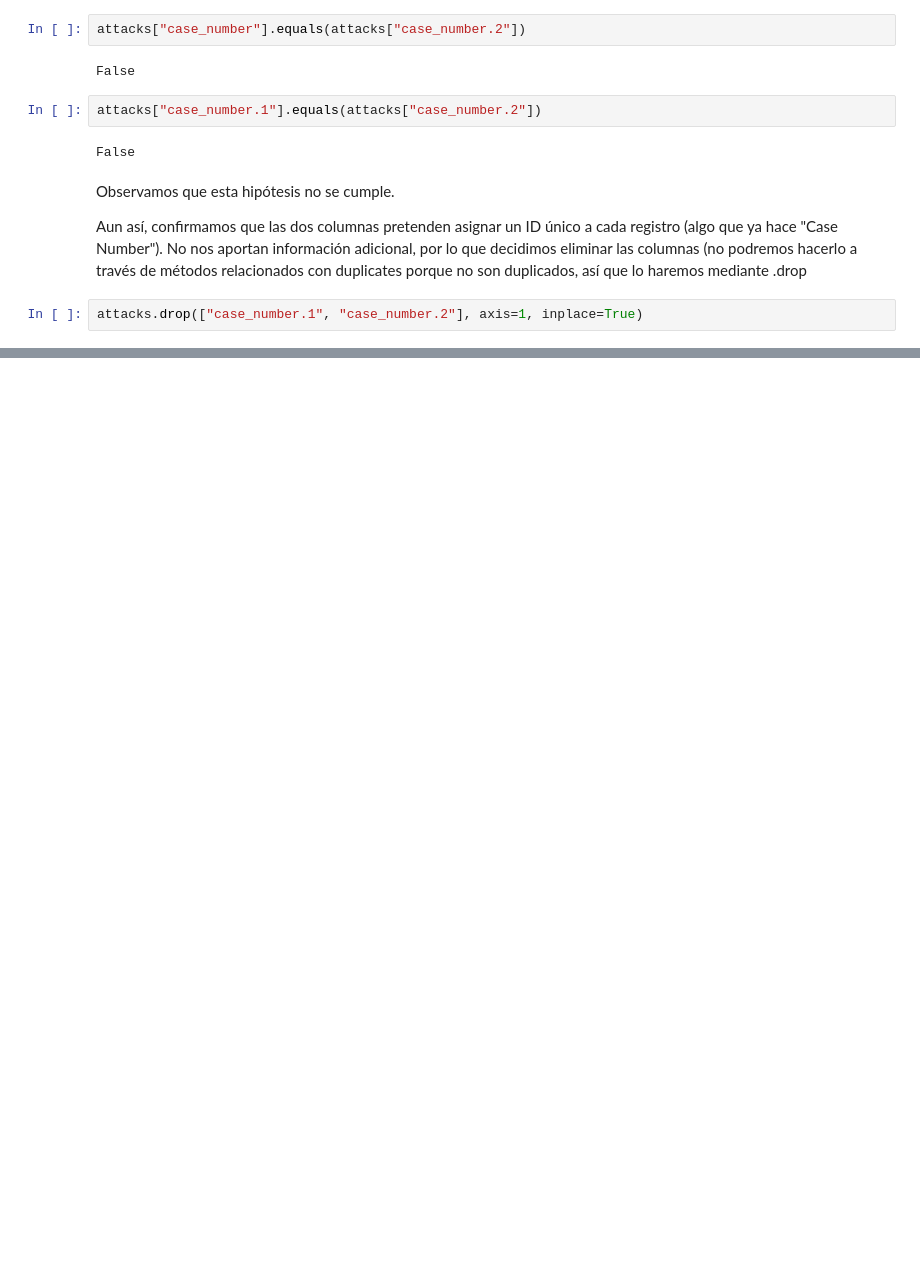
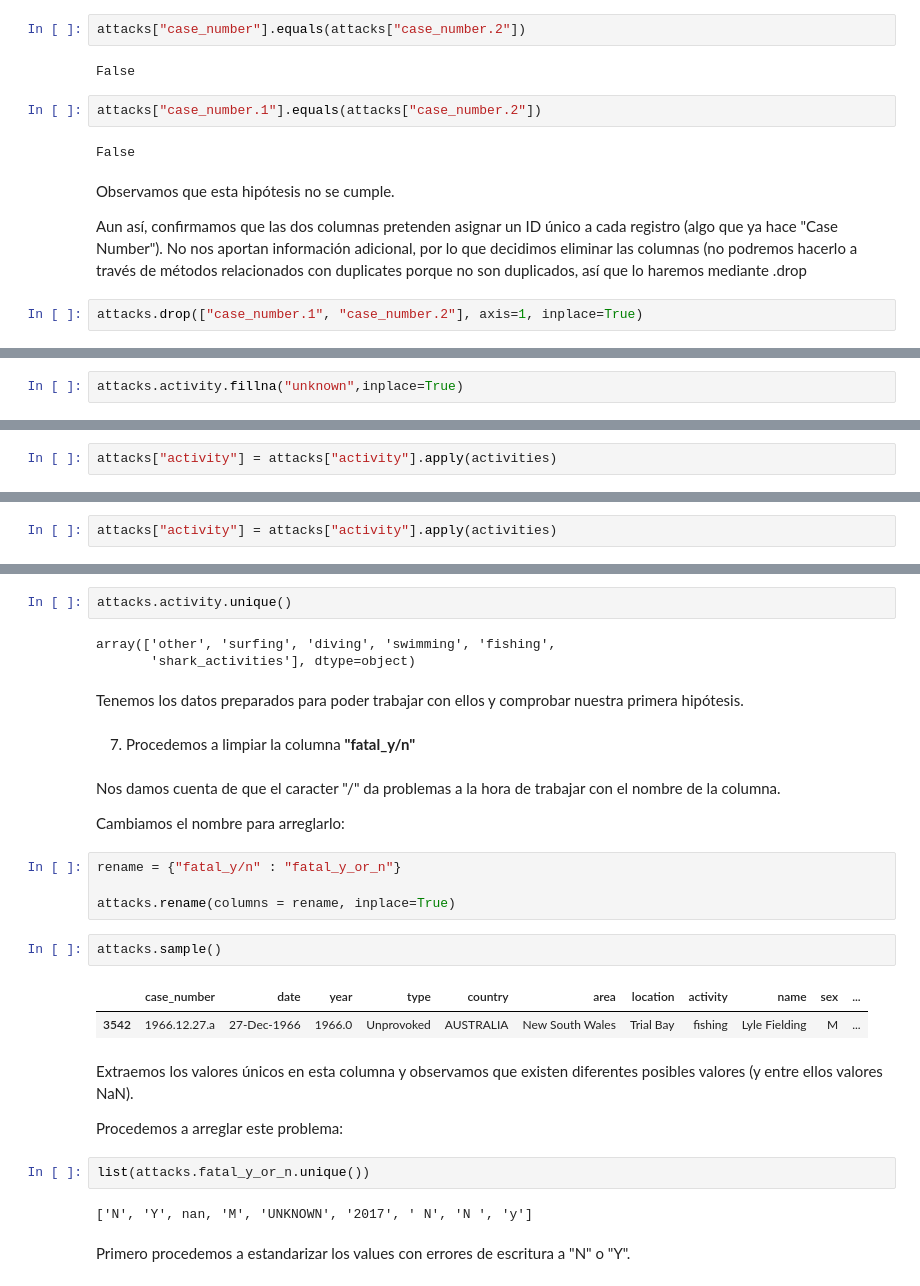
Before and after one commit to mariozapatero/Pandas-Project---Mario-Zapatero-Acal, a Jupyter notebook: Limpieza.ipynb, the cells around one changed output, grey strips where cells are left out. Cells and saved outputs as stored; diff of their text form; blank space fills up the shorter version.

```diff
--- a/Limpieza.ipynb
+++ b/Limpieza.ipynb
@@ -132,0 +165,2 @@ attacks.to_csv("data/attacks.csv")
+# %%
+attacks.activity.fillna("unknown",inplace=True)
@@ -132,0 +271,2 @@ attacks.to_csv("data/attacks.csv")
+# %%
+attacks["activity"] = attacks["activity"].apply(activities)
@@ -132,0 +363,2 @@ attacks.to_csv("data/attacks.csv")
+# %%
+attacks["activity"] = attacks["activity"].apply(activities)
@@ -132,0 +371,32 @@ attacks.to_csv("data/attacks.csv")
+# %%
+attacks.activity.unique()
+# %% [output]
+array(['other', 'surfing', 'diving', 'swimming', 'fishing',
+       'shark_activities'], dtype=object)
+# %% [markdown]
+Tenemos los datos preparados para poder trabajar con ellos y comprobar nuestra primera hipótesis.
+# %% [markdown]
+   7. Procedemos a limpiar la columna **"fatal_y/n"**
+# %% [markdown]
+Nos damos cuenta de que el caracter "/" da problemas a la hora de trabajar con el nombre de la columna.
+
+Cambiamos el nombre para arreglarlo:
+# %%
+rename = {"fatal_y/n" : "fatal_y_or_n"}
+
+attacks.rename(columns = rename, inplace=True)
+# %%
+attacks.sample()
+# %% [output]
+|  | case_number | date | year | type | country | area | location | activity | name | sex | ... |
+| 3542 | 1966.12.27.a | 27-Dec-1966 | 1966.0 | Unprovoked | AUSTRALIA | New South Wales | Trial Bay | fishing | Lyle Fielding | M | ... |
+# %% [markdown]
+Extraemos los valores únicos en esta columna y observamos que existen diferentes posibles valores (y entre ellos valores NaN).
+
+Procedemos a arreglar este problema:
+# %%
+list(attacks.fatal_y_or_n.unique())
+# %% [output]
+['N', 'Y', nan, 'M', 'UNKNOWN', '2017', ' N', 'N ', 'y']
+# %% [markdown]
+Primero procedemos a estandarizar los values con errores de escritura a "N" o "Y".
```
Also changed, not shown: parts of 33 cells of this notebook, 2 other files.
